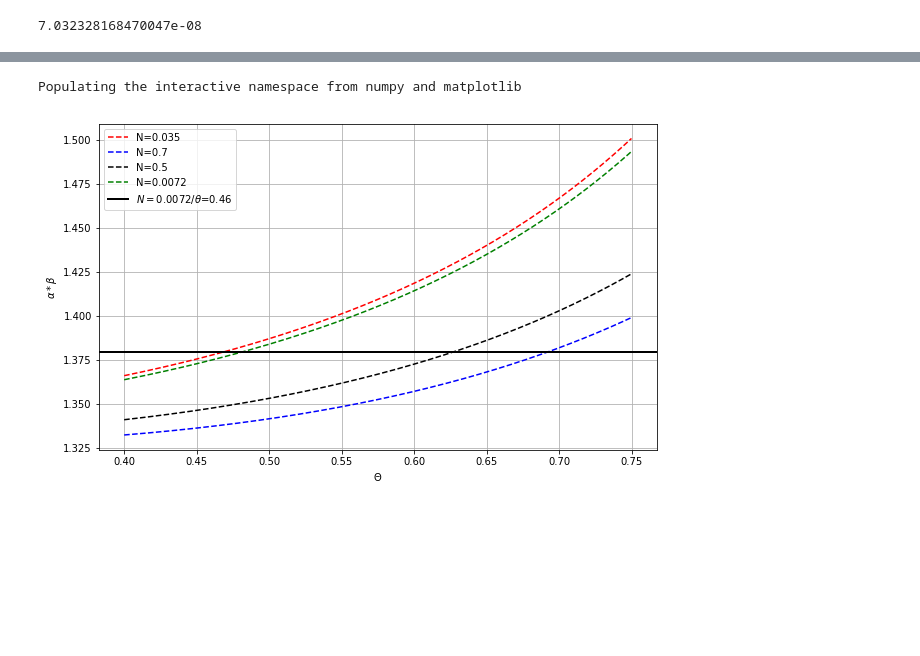
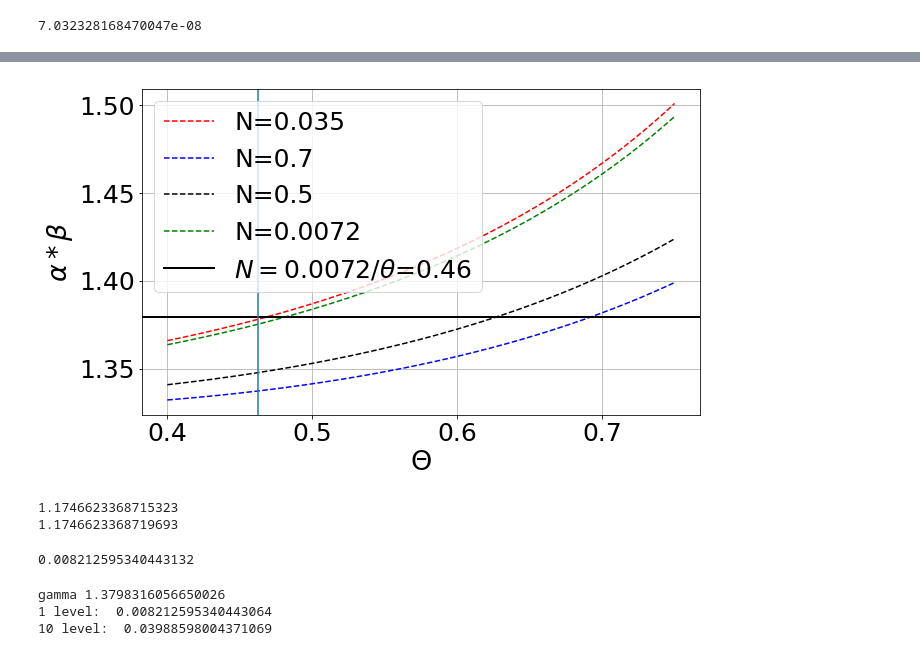
Before and after one commit to stompsjo/enrich_calcs, a Jupyter notebook: deltaU_theta.ipynb, the cells around one changed output, grey strips where cells are left out. Drawn from its saved outputs; the diff is of its cells as text; code cells hidden in the pictures; blank space fills up the shorter version.

Commit message:
add new figures

```diff
--- a/deltaU_theta.ipynb
+++ b/deltaU_theta.ipynb
@@ -3,0 +1,19 @@ import pandas as pd
+# %%
+import numpy as np
+
+import pandas as pd
+import matplotlib.pyplot as plt
+%matplotlib inline
+%pylab inline
+
+SMALL_SIZE = 25
+MEDIUM_SIZE = SMALL_SIZE+2
+BIGGER_SIZE = MEDIUM_SIZE +2
+
+plt.rc('font', size=SMALL_SIZE)          # controls default text sizes
+plt.rc('axes', titlesize=SMALL_SIZE)     # fontsize of the axes title
+plt.rc('axes', labelsize=MEDIUM_SIZE)    # fontsize of the x and y labels
+plt.rc('xtick', labelsize=SMALL_SIZE)    # fontsize of the tick labels
+plt.rc('ytick', labelsize=SMALL_SIZE)    # fontsize of the tick labels
+plt.rc('legend', fontsize=SMALL_SIZE)    # legend fontsize
+plt.rc('figure', titlesize=BIGGER_SIZE)  # fontsize of the figure title
@@ -135,0 +161,14 @@ beta_by_alpha(0.5, 0.07)
+# %%
+pylab.rcParams['figure.figsize'] = (10, 6)
+t = np.arange(0.1, 0.9, 0.001)
+y = [a_b_zero(v) for v in t]
+
+plt.grid()
+plt.plot(t, y, 'k--')
+plt.ylabel(r'${\theta}$')
+plt.xlabel(r'${Feed Assay}$')
+
+
+#plt.legend()
+#plt.savefig(filename="test.png")
+plt.show()
@@ -191,27 +221,22 @@ Populating the interactive namespace from numpy and matplotlib
 # %%
-import numpy as np
-import matplotlib.pyplot as plt
-%matplotlib inline
-%pylab inline
 pylab.rcParams['figure.figsize'] = (10, 6)
 t = np.arange(0.4, 0.75, 0.0001)
 
 plt.grid()
 plt.plot(t, alpha_by_swu(t)*beta_by_alpha(t, 0.035), 'r--', label='N=0.035')
 plt.plot(t, alpha_by_swu(t)*beta_by_alpha(t, 0.7), 'b--', label='N=0.7')
 
 plt.plot(t, alpha_by_swu(t)*beta_by_alpha(t, 0.5), 'k--', label='N=0.5')
 
 plt.plot(t, alpha_by_swu(t)*beta_by_alpha(t, 0.072), 'g--', label='N=0.0072')
 plt.axhline(y=alpha_by_swu(0.46)*beta_by_alpha(0.46, 0.0072), xmin=0, xmax = 1, linewidth=2, color='k', label=r'$N=0.0072/\theta $=0.46')
-
+plt.axvline(x=0.4627894390421519)
 plt.ylabel(r'${\alpha*\beta}$')
 plt.xlabel(r'${\Theta}$')
 
 
 plt.legend()
 plt.savefig(filename="alpha_times_beta.png")
 plt.show()
 # %% [output]
-Populating the interactive namespace from numpy and matplotlib
-[figure, old version]
+[figure, new version]
@@ -217,0 +259,8 @@ Populating the interactive namespace from numpy and matplotlib
+# %%
+
+theta_ = 0.46040372309
+print(alpha_by_swu(theta_))
+print(beta_by_alpha(theta_, 0.007))
+# %% [output]
+1.1746623368715323
+1.1746623368719693
@@ -217,0 +272,18 @@ Populating the interactive namespace from numpy and matplotlib
+# %%
+alpha_ = alpha_by_swu(theta_)
+F = 0.007
+R_P = F/(1-F)*alpha_
+P = R_P/(1+R_P)
+print(P)
+# %% [output]
+0.008212595340443132
+# %%
+gamma_ = 1.1746623368715323*1.1746623368719693
+print("gamma", gamma_)
+theta_ = 0.46040372309
+print("1 level: ", P_by_gamma_minus(gamma_, 0.007, theta_))
+print("10 level: ", leveling_by_gamma(gamma_, 0.007, theta_, 11))
+# %% [output]
+gamma 1.3798316056650026
+1 level:  0.008212595340443064
+10 level:  0.03988598004371069
```
Also changed, not shown: parts of 13 cells of this notebook, 3 other files.
